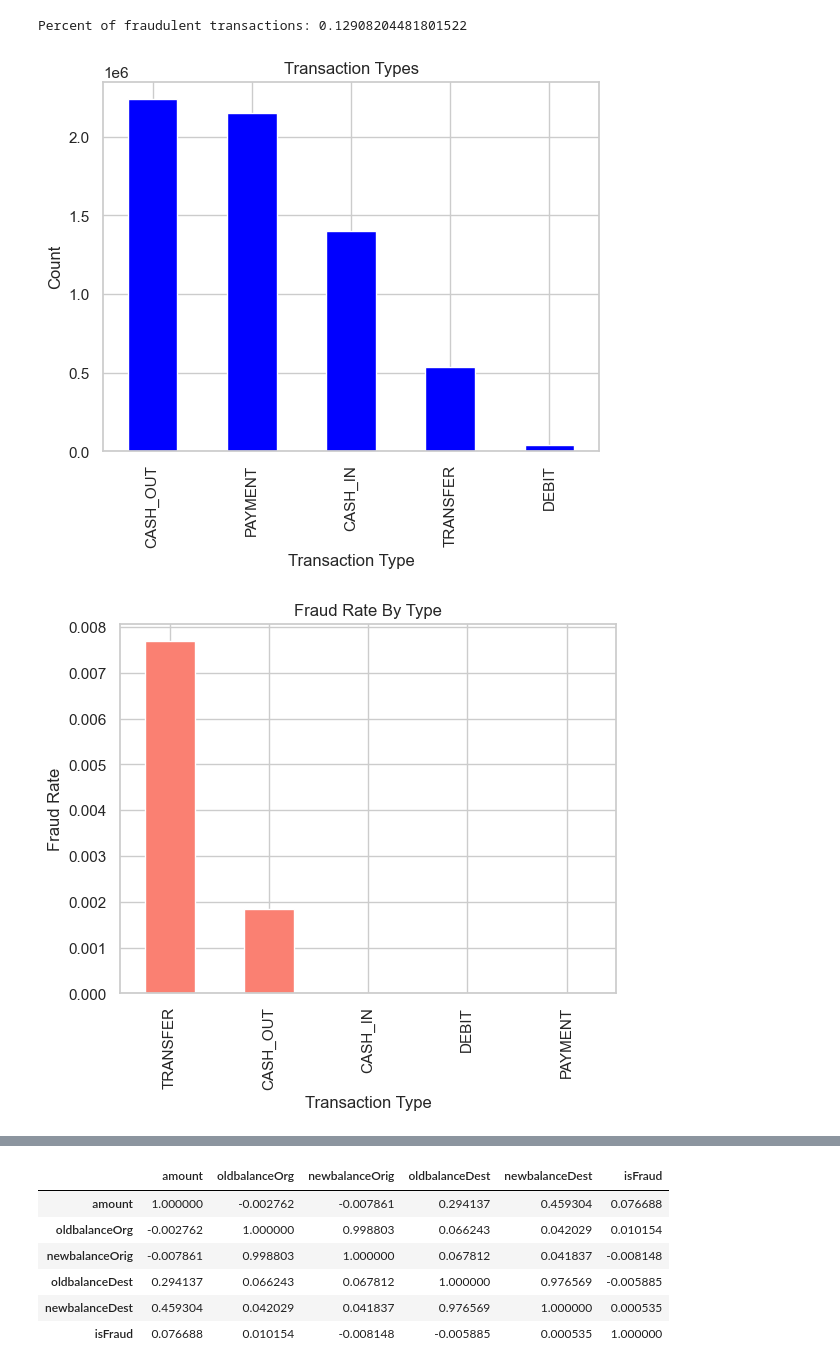
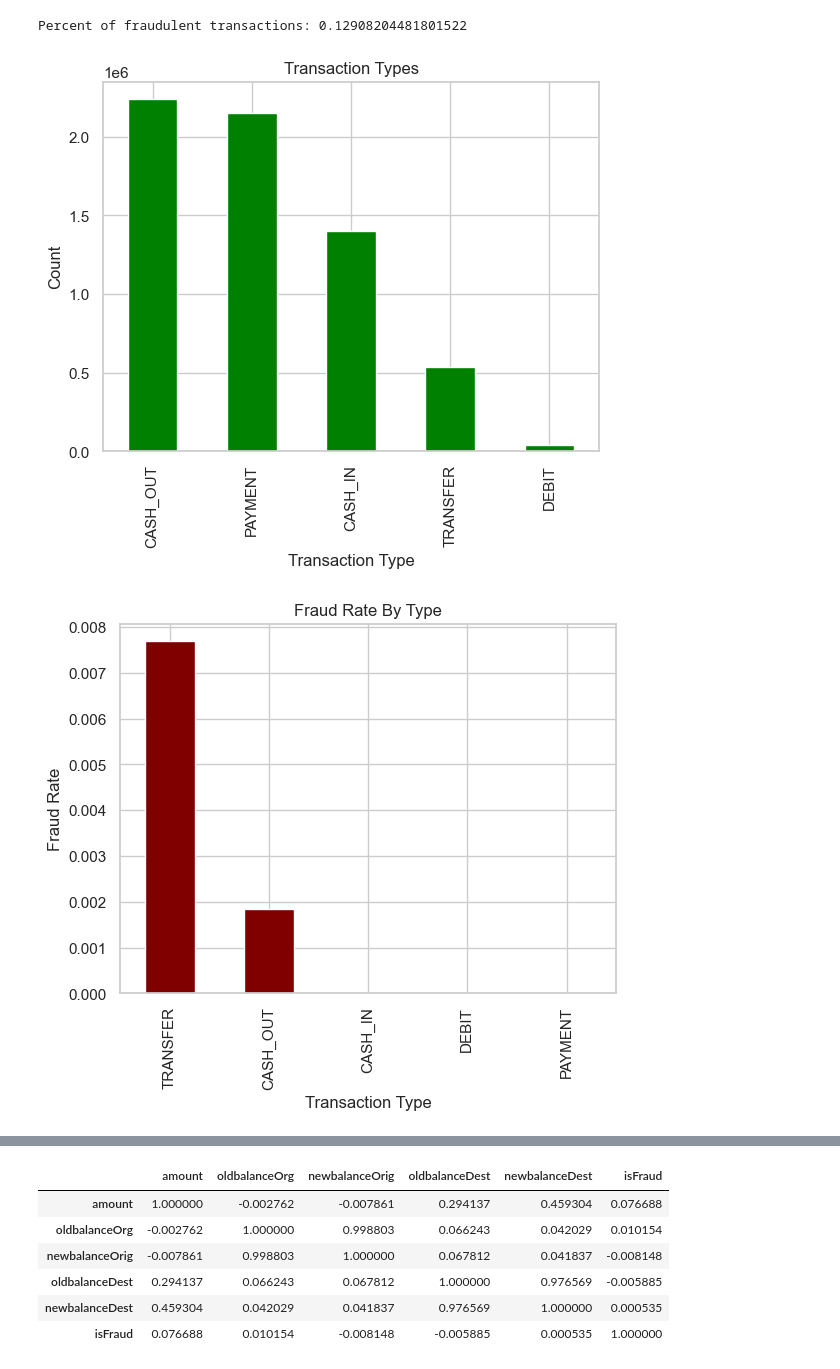
Before and after one commit to avaneeshc3/AI-Fraud-Detection-System, a Jupyter notebook: analysis.ipynb, the cells around one changed output, grey strips where cells are left out. Saved outputs shown, nothing was run; the diff lists cells and outputs as text; code cells hidden in the pictures.

```diff
--- a/analysis.ipynb
+++ b/analysis.ipynb
@@ -29,17 +30,17 @@ print("Percent of fraudulent transactions:", fraud_pct)
 # %% [output]
 Percent of fraudulent transactions: 0.12908204481801522
 # %%
-df["type"].value_counts().plot(kind="bar", title="Transaction Types", color="blue")
+df["type"].value_counts().plot(kind="bar", title="Transaction Types", color="green")
 plt.xlabel("Transaction Type")
 plt.ylabel("Count")
 plt.show()
 # %% [output]
-[figure, old version]
+[figure, new version]
 # %%
 fraud_by_type = df.groupby("type")["isFraud"].mean().sort_values(ascending=False)
-fraud_by_type.plot(kind="bar", title="Fraud Rate By Type", color="salmon")
+fraud_by_type.plot(kind="bar", title="Fraud Rate By Type", color="maroon")
 plt.xlabel("Transaction Type")
 plt.ylabel("Fraud Rate")
 plt.show()
 # %% [output]
-[figure, old version]
+[figure, new version]
```
Also changed, not shown: parts of 6 cells of this notebook.
